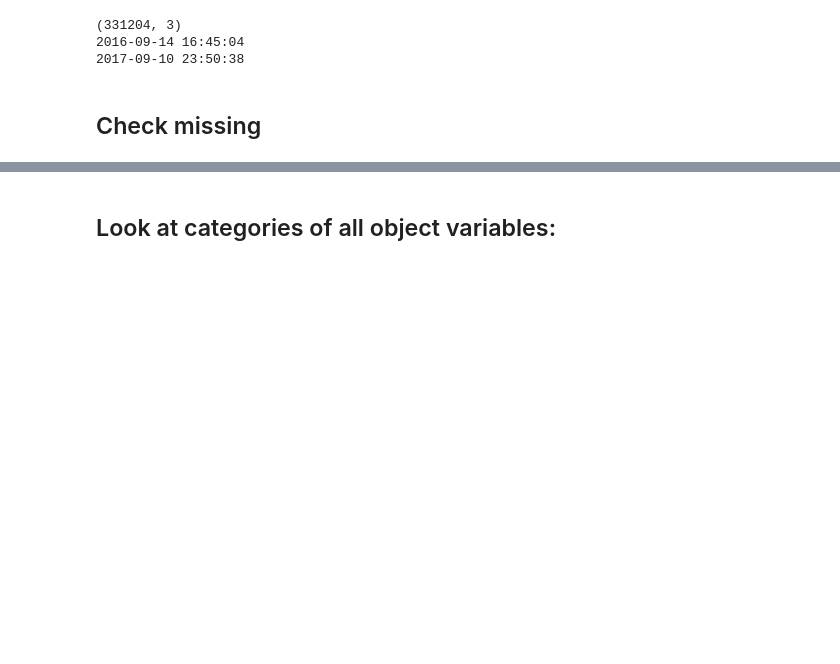
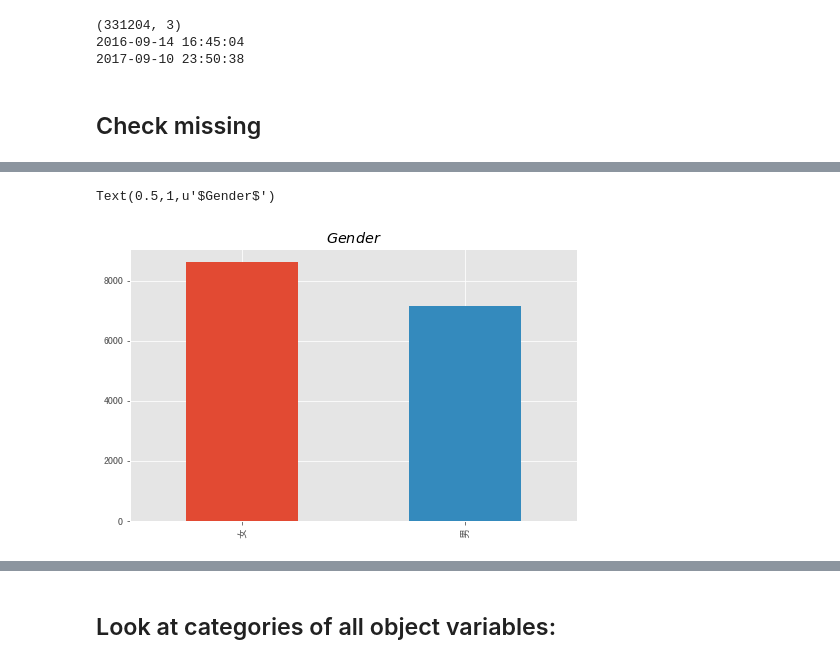
Before and after one commit to WastonYuan/first-blood, a Jupyter notebook: cutoutsy/higuides.ipynb, the cells around one changed output, grey strips where cells are left out. Saved outputs shown, nothing was run; the diff lists cells and outputs as text; code cells hidden in the pictures; blank space fills up the shorter version.

```diff
--- a/cutoutsy/higuides.ipynb
+++ b/cutoutsy/higuides.ipynb
@@ -60,0 +85,6 @@ dtype: int64
+# %%
+userProfile_train['gender'].value_counts().plot(kind='bar', figsize=(8, 5))
+plt.title('$Gender$')
+# %% [output]
+Text(0.5,1,u'$Gender$')
+[figure, added]
```
Also changed, not shown: parts of 37 cells of this notebook, 5 other files.
